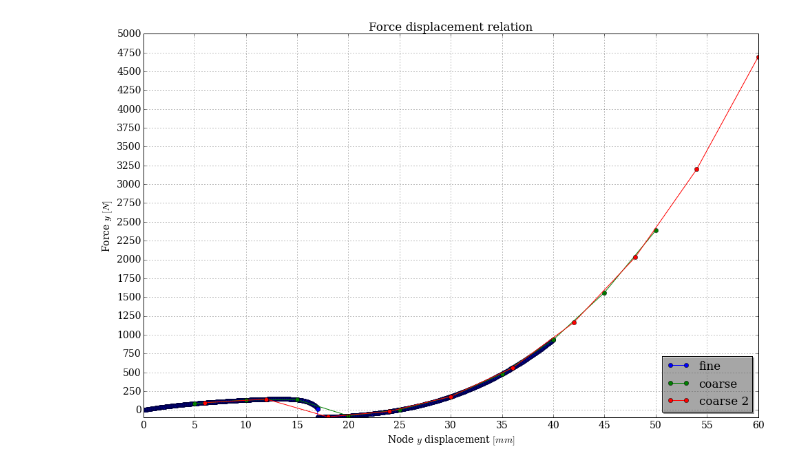
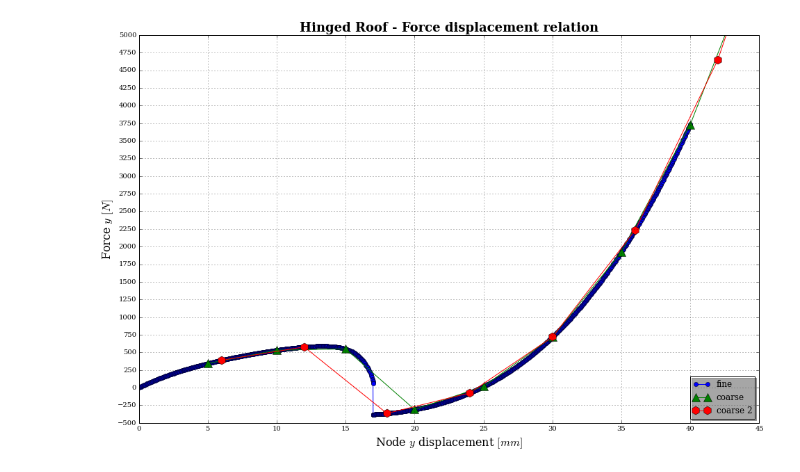
Before and after one commit to Ccaccia73/NLAAS-Labs, a Jupyter notebook: lab04.ipynb, the cells around one changed output. Drawn from its saved outputs; the diff is of its cells as text; code cells hidden in the pictures.

```diff
--- a/lab04.ipynb
+++ b/lab04.ipynb
@@ -43,23 +44,23 @@ d1, f1 = readData('./L04data/disp40_1000.dat')
 d2, f2 = readData('./L04data/disp50_10.dat')
 d3, f3 = readData('./L04data/disp60_10.dat')
 # %%
-maxD = 60.0
+maxD = 45.0
 maxF = 5000.
 plt.figure(figsize=(16,10), dpi=300)
 
-plt.plot(d1,f1, 'o-', label='fine')
-plt.plot(d2,f2, 'o-', label='coarse')
-plt.plot(d3,f3, 'o-', label='coarse 2')
+plt.plot(d1,f1*4, 'o-', label='fine')
+plt.plot(d2,f2*4, '^-', ms=12, label='coarse')
+plt.plot(d3,f3*4, 'h-', ms=12, label='coarse 2')
 
 plt.xlim([0,maxD])
-plt.ylim([-100,maxF])
+plt.ylim([-500,maxF])
 plt.xticks(np.arange(0.0,maxD+1,5))
-plt.yticks(np.arange(0.0,maxF+.5,250))
-plt.title('Force displacement relation')
-plt.xlabel('Node $y$ displacement $[mm]$')
-plt.ylabel('Force $y$ $[N]$')
+plt.yticks(np.arange(-500.0,maxF+.5,250))
+plt.title('Hinged Roof - Force displacement relation',fontsize=18, fontweight='bold')
+plt.xlabel('Node $y$ displacement $[mm]$', fontsize=16)
+plt.ylabel('Force $y$ $[N]$', fontsize=16)
 plt.legend(loc='lower right', shadow=True)
 plt.grid()
 plt.savefig('Lab04.jpg')
 # %% [output]
-[figure, old version]
+[figure, new version]
```
Also changed, not shown: parts of 1 cell of this notebook, 1 other file.
